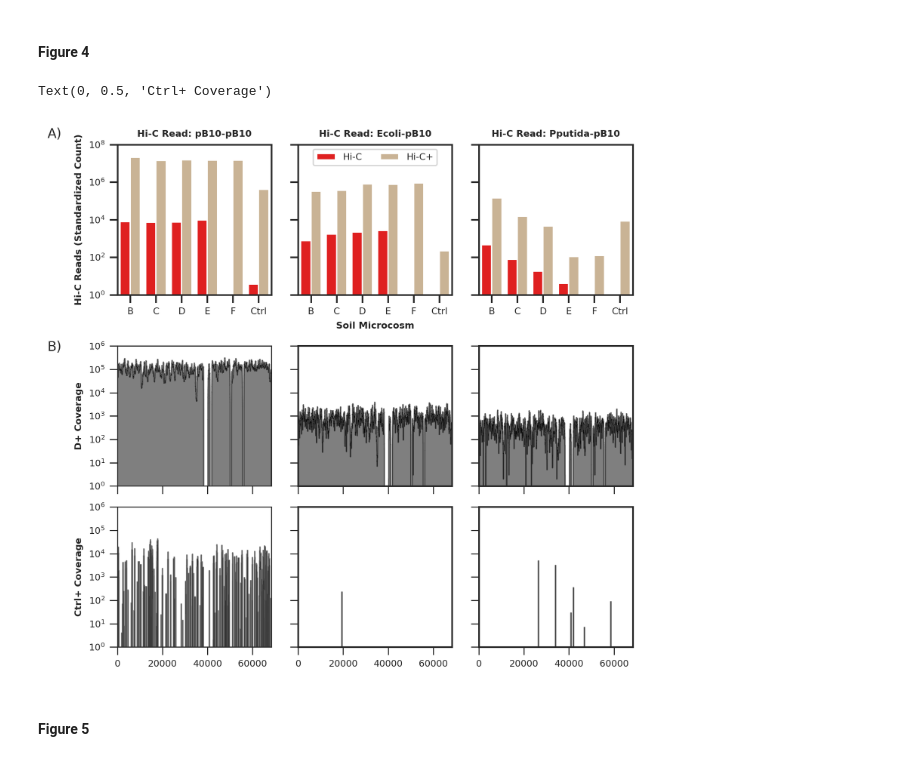
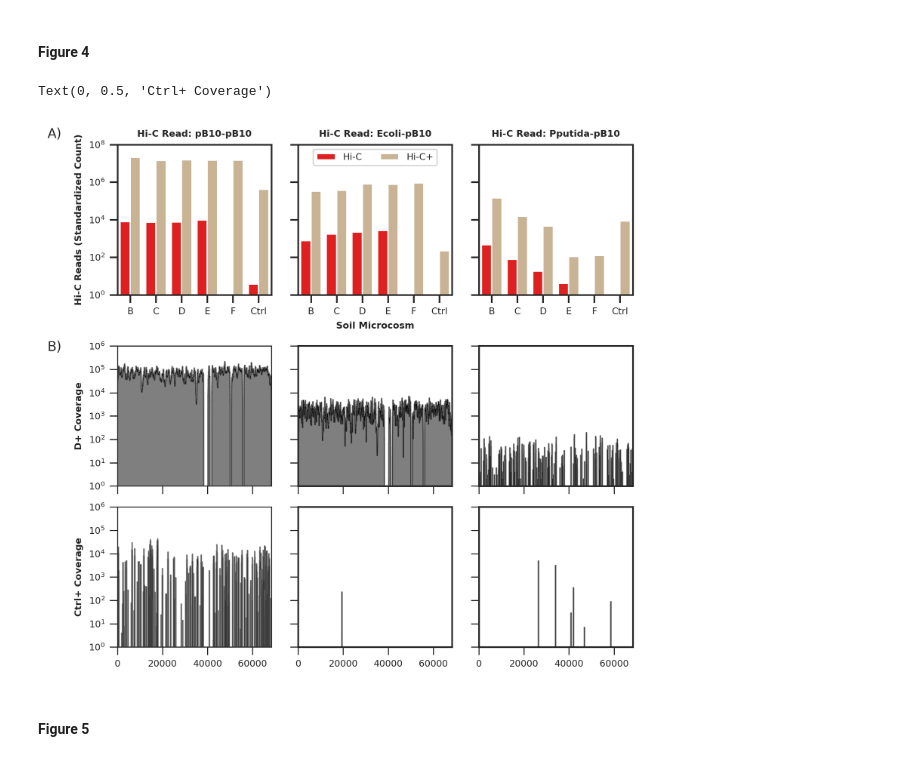
Before and after one commit to scastanedabarba/hic_targetcapture, a Jupyter notebook: data_visualization.ipynb, the cells around one changed output. Cells and saved outputs as stored; diff of their text form; code cells hidden in the pictures.

```diff
--- a/data_visualization.ipynb
+++ b/data_visualization.ipynb
@@ -242,35 +242,35 @@ ax1.legend('',frameon=False)
 sns.barplot(data = fig3A_data[fig3A_data['Hi-C link']=='Ecoli-pB10'], x='Index', y='count',
             hue='type', palette={'Hi-C':'red', 'Hi-C+':'tan'}, ax=ax2,
             order=['B', 'C', 'D', 'E', 'F', 'Ctrl']).set(yscale='log')
 ax2.set_xlabel('Soil Microcosm', fontsize=7, fontweight='bold')
 ax2.tick_params(axis='both', which='major', labelsize=7)
 ax2.legend(loc='upper center', ncol=2)
 ax2.set(ylabel=None)
 ax2.set_title('Hi-C Read: Ecoli-pB10', fontsize=7, fontweight='bold')
 ax2.set_ylim(1, 100000000)
 ax2.tick_params(axis='y', label1On=False)
 ax2.yaxis.set_ticklabels([])
 
 sns.barplot(data = fig3A_data[fig3A_data['Hi-C link']=='Pputida-pB10'], x='Index', y='count',
             hue='type', palette={'Hi-C':'red', 'Hi-C+':'tan'}, ax=ax3,
             order=['B', 'C', 'D', 'E', 'F', 'Ctrl']).set(yscale='log')
 ax3.tick_params(axis='both', which='major', labelsize=7)
 ax3.set(ylabel=None)
 ax3.set(xlabel=None)
 ax3.set_title('Hi-C Read: Pputida-pB10', fontsize=7, fontweight='bold')
 ax3.set_ylim(1, 100000000)
 ax3.tick_params(axis='y', label1On=False)
 ax3.yaxis.set_ticklabels([])
 ax3.legend('',frameon=False)
 
 #make coverage plots
-plot_coverage('C+_plasmid_coverage.csv', ax4, ax5, ax6)
+plot_coverage('E+_plasmid_coverage.csv', ax4, ax5, ax6)
 plot_coverage('ctrl1+_plasmid_coverage.csv', ax7, ax8, ax9, 'on')
 ax4.set_ylabel('D+ Coverage', fontsize=7, fontweight='bold')
 ax7.set_ylabel('Ctrl+ Coverage', fontsize=7, fontweight='bold')
 # %% [output]
 Text(0, 0.5, 'Ctrl+ Coverage')
-[figure, old version]
+[figure, new version]
 # %% [markdown]
 #### Figure 5
 # %%
```
Also changed, not shown: parts of 15 cells of this notebook, 3 other files.
